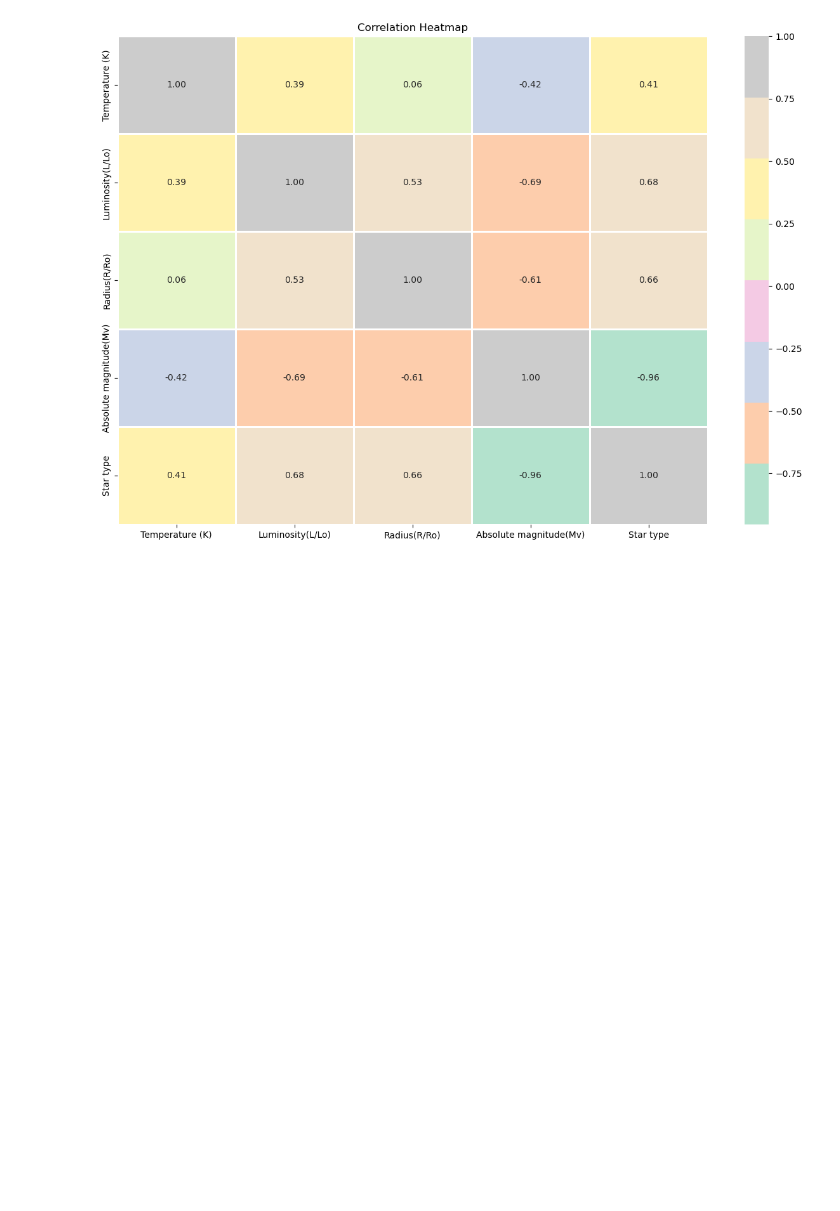
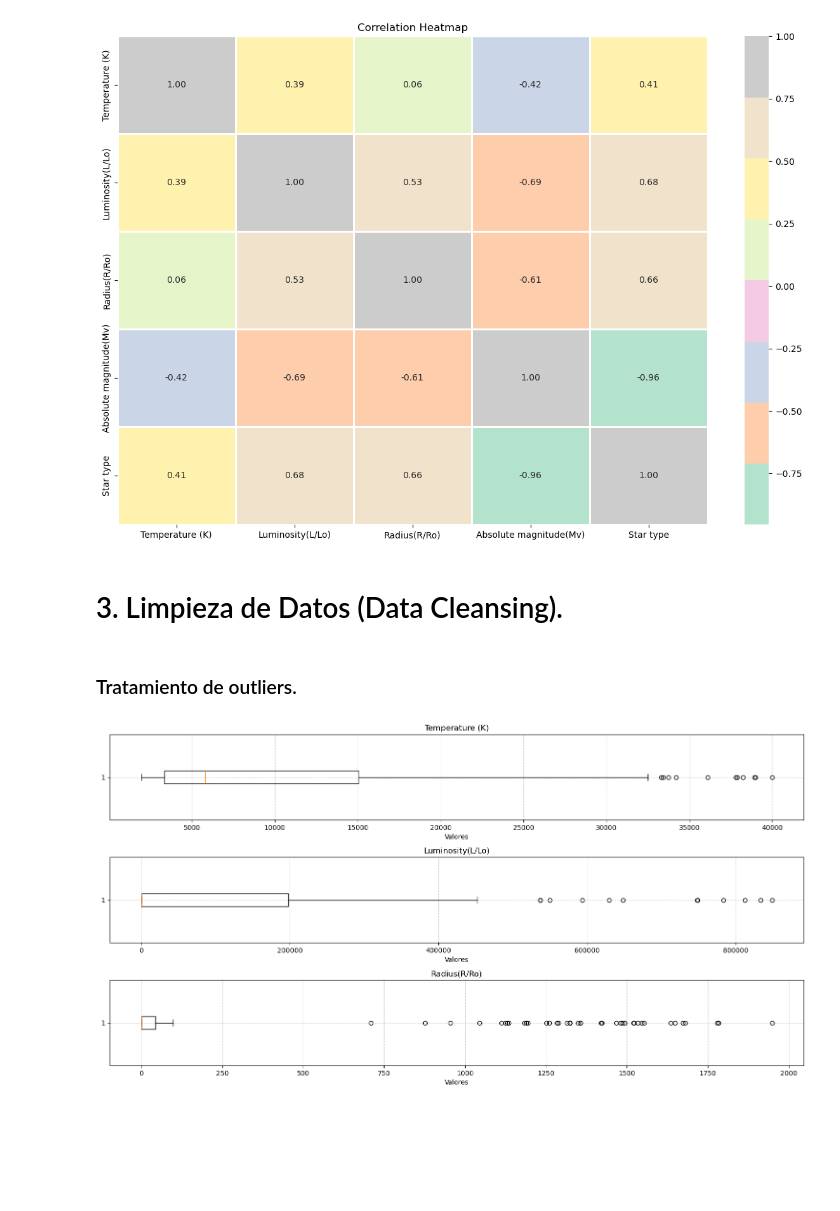
Before and after one commit to Bere333/ML-Web-App-Using-Flask, a Jupyter notebook: src/ml_web_app_using_flask_explore.ipynb, the cells around one changed output. Saved outputs shown, nothing was run; the diff lists cells and outputs as text; code cells hidden in the pictures; blank space fills up the shorter version.

Commit message:
added outliers analysis

```diff
--- a/src/ml_web_app_using_flask_explore.ipynb
+++ b/src/ml_web_app_using_flask_explore.ipynb
@@ -79,3 +79,7 @@ plt.title('Correlation Heatmap')
 plt.show()
 # %% [output]
 [figure]
+# %% [markdown]
+# 3. Limpieza de Datos (Data Cleansing).
+# %% [markdown]
+### Tratamiento de outliers.
@@ -81,0 +110,37 @@ plt.show()
+# %%
+out_data = outliers_column(df)
+# %%
+def plot_outliers_boxplots(df, columns):
+    # 1. Contar el número de columnas con outliers
+    num_cols = len(columns)
+
+    # 2. Definir la disposición de los subplots (ej. 2 filas, 2 columnas)
+    # Esto es flexible, puedes ajustarlo según tus necesidades
+    num_filas = 4
+    num_columnas = int(np.ceil(num_cols / num_filas))
+
+    # 3. Crear la figura y los subplots
+    fig, axes = plt.subplots(num_filas, num_columnas, figsize=(15, 10))
+
+    # Aplanar el array de ejes para iterar fácilmente
+    axes = axes.flatten()
+
+    # 4. Iterar sobre las columnas y dibujar el box plot en cada subplot
+    for i, col in enumerate(columns):
+        ax = axes[i]
+        ax.boxplot(df[col], vert=False) # vert=False para que sean horizontales
+        ax.set_title(f'{col}')
+        ax.set_xlabel('Valores')
+        ax.grid(True, linestyle='--', alpha=0.6)
+
+    # Ocultar los subplots que no se usen (si los hay)
+    for i in range(num_cols, len(axes)):
+        axes[i].axis('off')
+
+    # Ajustar el espaciado entre subplots
+    plt.tight_layout()
+    plt.show()
+# %%
+plot_outliers_boxplots(df, out_data)
+# %% [output]
+[figure, added]
```
Also changed, not shown: parts of 6 cells of this notebook.
